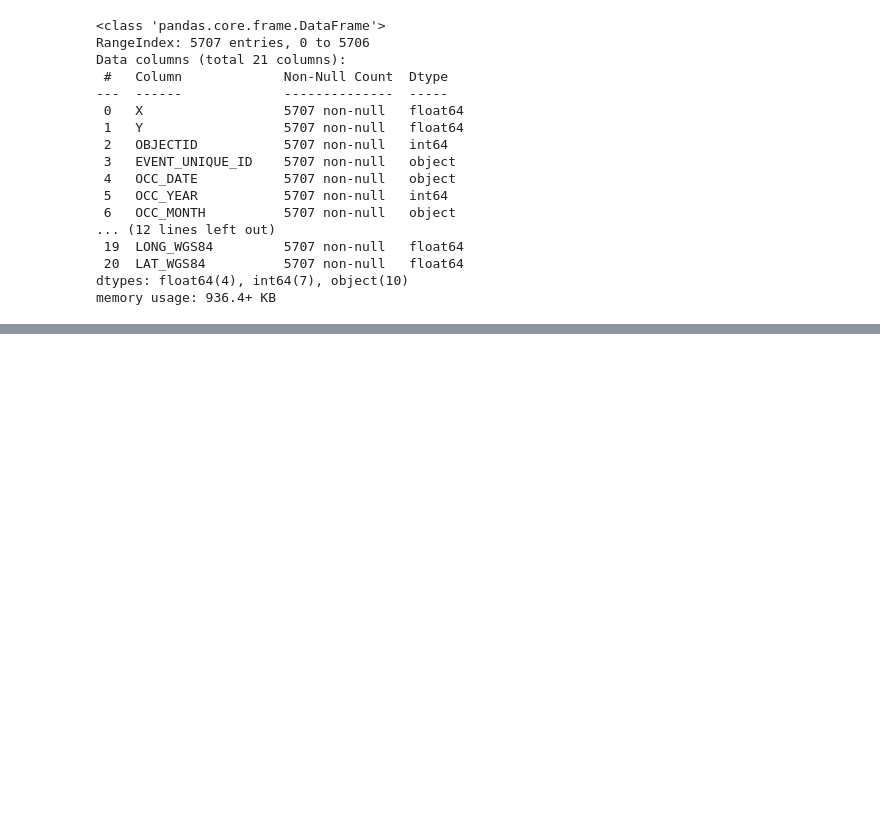
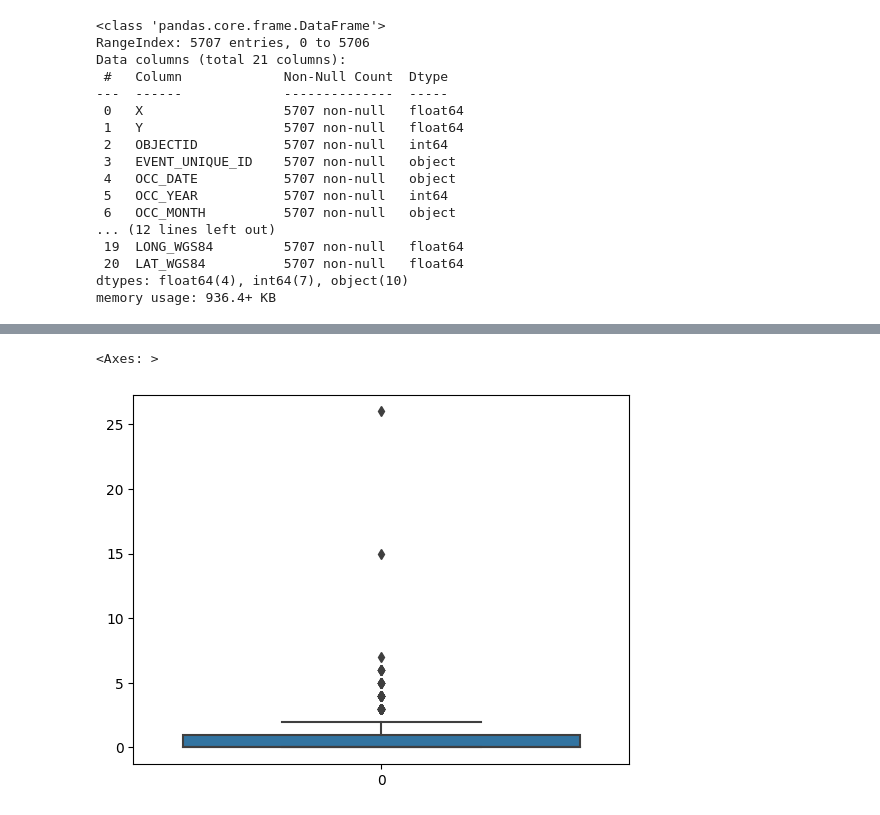
Before and after one commit to kaka5050/MMAI-5000, a Jupyter notebook: Data_cleaning.ipynb, the cells around one changed output, grey strips where cells are left out. Cells and saved outputs as stored; diff of their text form; code cells hidden in the pictures; blank space fills up the shorter version.

```diff
--- a/Data_cleaning.ipynb
+++ b/Data_cleaning.ipynb
@@ -71,0 +147,5 @@ df.head()
+# %%
+sns.boxplot(data=df_clean['Death or Injuries'])
+# %% [output]
+<Axes: >
+[figure, added]
```
Also changed, not shown: parts of 9 cells of this notebook.
